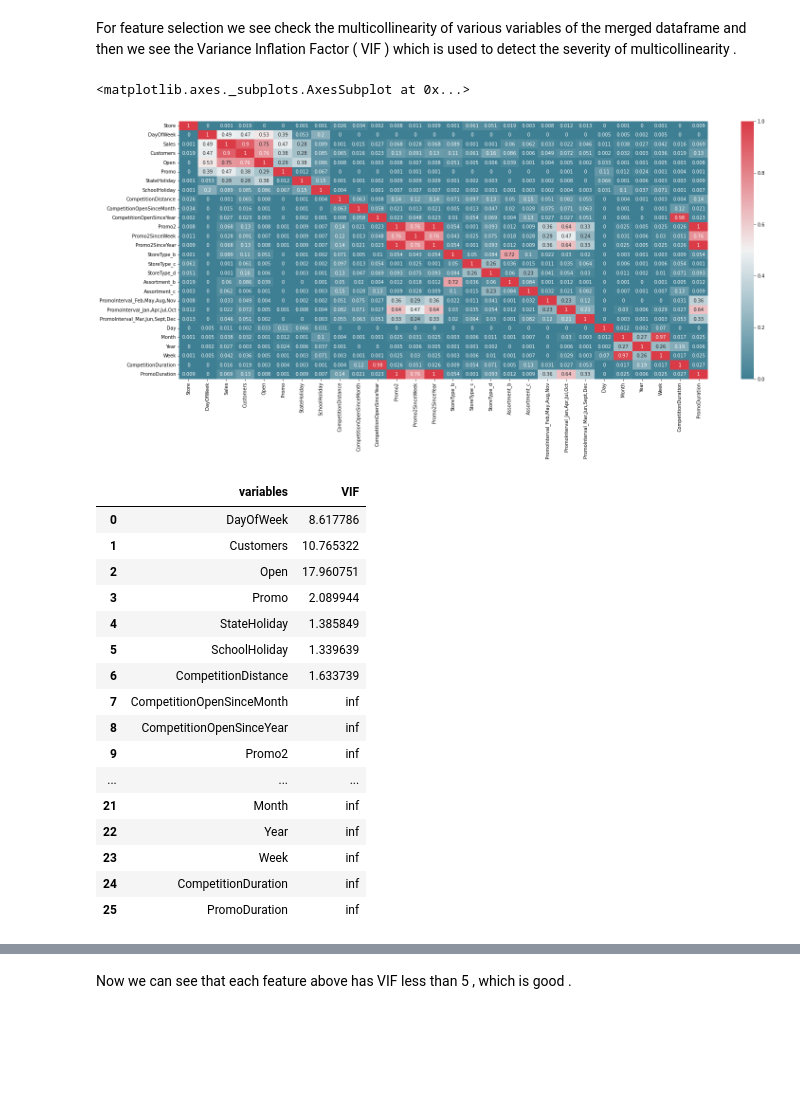
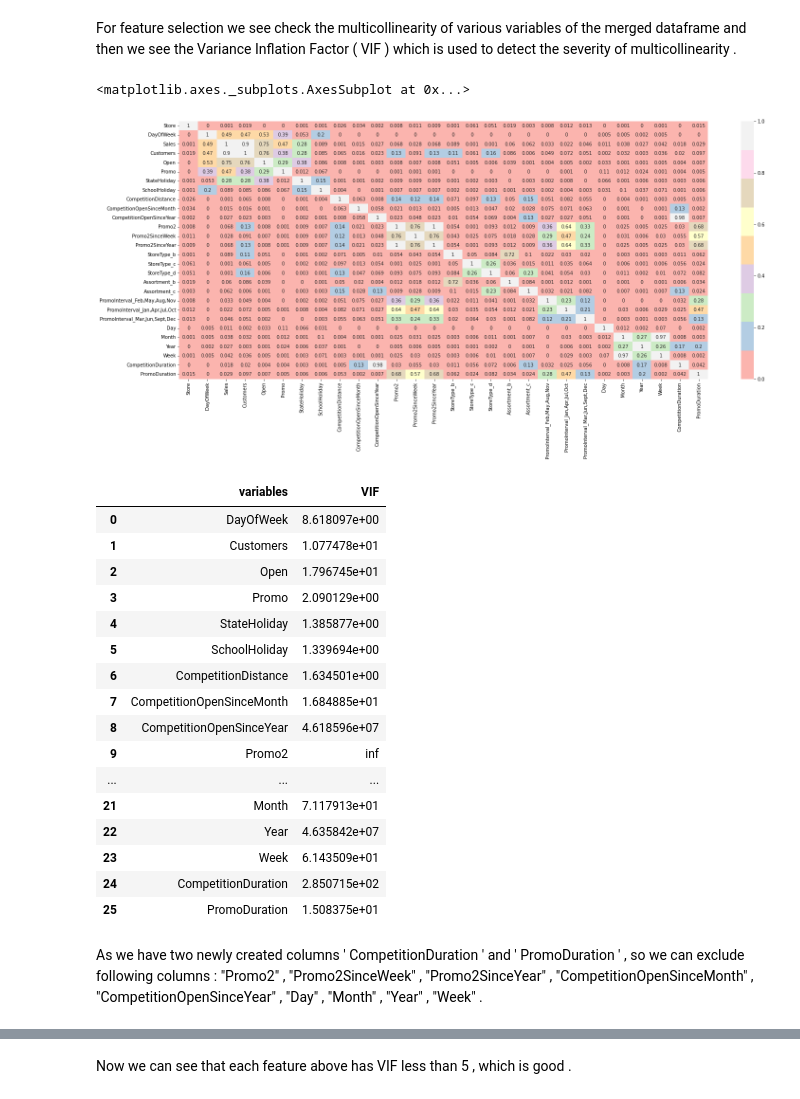
Before and after one commit to ashisaxena710/Retail-Sales-Prediction, a Jupyter notebook: Individual_Colab_Ashi_.ipynb, the cells around one changed output, grey strips where cells are left out. Cells and saved outputs as stored; diff of their text form; code cells hidden in the pictures; blank space fills up the shorter version.

```diff
--- a/Individual_Colab_Ashi_.ipynb
+++ b/Individual_Colab_Ashi_.ipynb
@@ -1087,9 +1090,13 @@ df_new.drop(columns=["Date"],inplace=True, axis=1)
 # deriving 2 new features:
 # 1. "CompetitionDuration -> Duration from which two stores are competiting"
 # 2. "PromoDuration -> Duration from which the store is not involved in any promotion"
-##    Final values are in days.
-df_new["CompetitionDuration"]= (df_new["Year"]-df_new["CompetitionOpenSinceYear"])*12*4*7 + (df_new["Month"]-df_new["CompetitionOpenSinceMonth"])*1*4*7
-df_new["PromoDuration"]= (df_new["Year"]-df_new["Promo2SinceYear"])*12*4*7 + (df_new["Week"]-df_new["Promo2SinceWeek"])*1*7
+##    Final values are in Months.
+df_new["CompetitionDuration"]= (df_new["Year"]-df_new["CompetitionOpenSinceYear"])*12 + (df_new["Month"]-df_new["CompetitionOpenSinceMonth"])
+df_new["CompetitionDuration"] = df_new["CompetitionDuration"].map(lambda x: int(0) if x < 0 else int(x)).fillna(0)
+
+# Creating PromoDuration feature
+df_new["PromoDuration"]= (df_new["Year"]-df_new["Promo2SinceYear"])*12 + (df_new["Week"]-df_new["Promo2SinceWeek"])*7/30.5
+df_new["PromoDuration"] = df_new["PromoDuration"].map(lambda x: int(0) if x < 0 else int(x)).fillna(0) * df["Promo2"]
 # %%
 df_new.head()
 # %% [output]
@@ -1125,10 +1132,10 @@ memory usage: 257.3 MB
 For feature selection we see check the multicollinearity of various variables of the merged dataframe and then we see the Variance Inflation Factor ( VIF ) which is used to detect the severity of multicollinearity .
 # %%
 plt.figure(figsize=(25,10))
-sns.heatmap(abs(round(df_new.corr(),3)),annot=True,cmap = sns.diverging_palette(220, 10, as_cmap=True))
+sns.heatmap(abs(round(df_new.corr(),3)),annot=True,cmap=sns.color_palette('Pastel1'))
 # %% [output]
 <matplotlib.axes._subplots.AxesSubplot at 0x...>
-[figure, old version]
+[figure, new version]
 # %%
 #Multicollinearity
 from statsmodels.stats.outliers_influence import variance_inflation_factor
@@ -1145,20 +1152,22 @@ def calc_vif(X):
 calc_vif(df_new[[i for i in df_new.describe().columns if i not in ["Store", "Sales"]]])
 # %% [output]
 |  | variables | VIF |
-| 0 | DayOfWeek | 8.617786 |
-| 1 | Customers | 10.765322 |
-| 2 | Open | 17.960751 |
-| 3 | Promo | 2.089944 |
-| 4 | StateHoliday | 1.385849 |
-| 5 | SchoolHoliday | 1.339639 |
-| 6 | CompetitionDistance | 1.633739 |
-| 7 | CompetitionOpenSinceMonth | inf |
-| 8 | CompetitionOpenSinceYear | inf |
+| 0 | DayOfWeek | 8.618097e+00 |
+| 1 | Customers | 1.077478e+01 |
+| 2 | Open | 1.796745e+01 |
+| 3 | Promo | 2.090129e+00 |
+| 4 | StateHoliday | 1.385877e+00 |
+| 5 | SchoolHoliday | 1.339694e+00 |
+| 6 | CompetitionDistance | 1.634501e+00 |
+| 7 | CompetitionOpenSinceMonth | 1.684885e+01 |
+| 8 | CompetitionOpenSinceYear | 4.618596e+07 |
 | 9 | Promo2 | inf |
 | ... | ... | ... |
-| 21 | Month | inf |
-| 22 | Year | inf |
-| 23 | Week | inf |
-| 24 | CompetitionDuration | inf |
-| 25 | PromoDuration | inf |
+| 21 | Month | 7.117913e+01 |
+| 22 | Year | 4.635842e+07 |
+| 23 | Week | 6.143509e+01 |
+| 24 | CompetitionDuration | 2.850715e+02 |
+| 25 | PromoDuration | 1.508375e+01 |
+# %% [markdown]
+As we have two newly created columns ' CompetitionDuration ' and ' PromoDuration ' , so we can exclude following columns : "Promo2" , "Promo2SinceWeek" , "Promo2SinceYear" , "CompetitionOpenSinceMonth" , "CompetitionOpenSinceYear" , "Day" , "Month" , "Year" , "Week" .
 # %%
```
Also changed, not shown: parts of 28 cells of this notebook.
